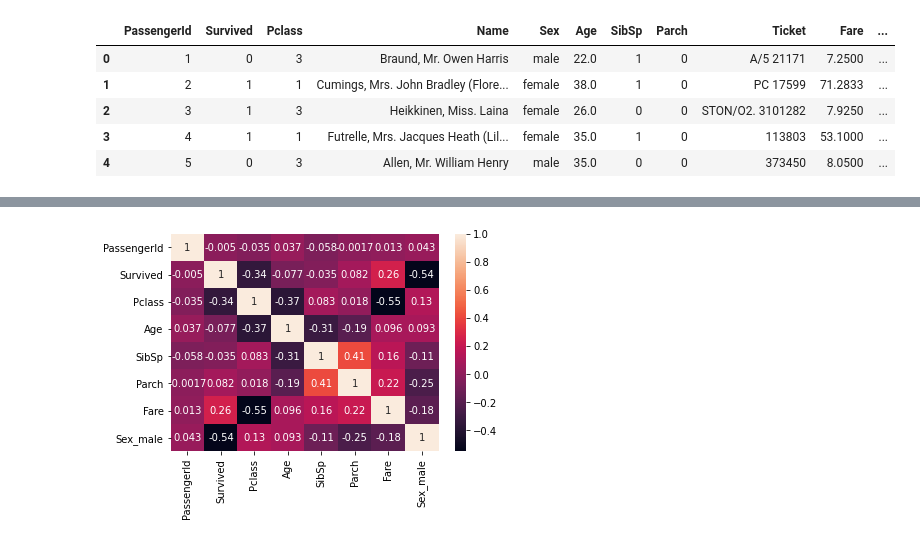
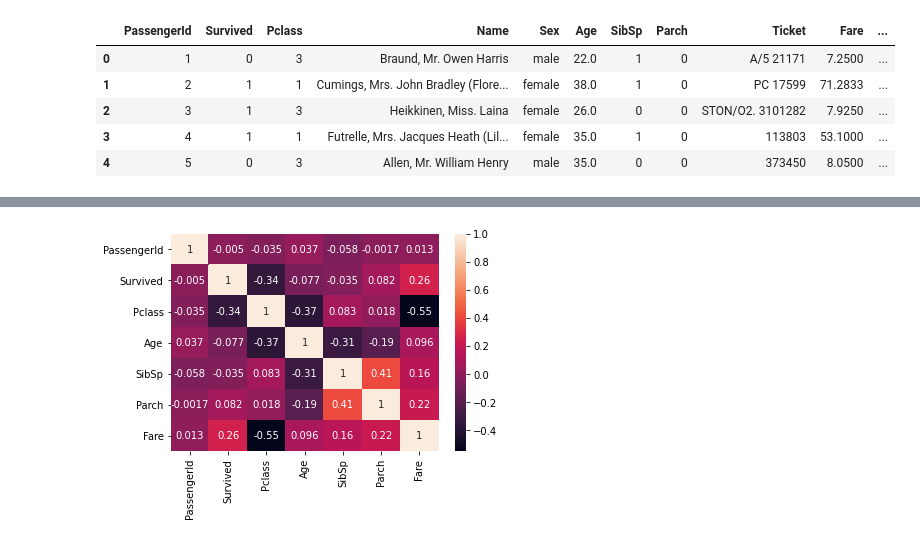
Before and after one commit to ethompson1988/Titanic-Machine-Learning, a Jupyter notebook: Untitled.ipynb, the cells around one changed output, grey strips where cells are left out. Drawn from its saved outputs; the diff is of its cells as text; code cells hidden in the pictures.

```diff
--- a/Untitled.ipynb
+++ b/Untitled.ipynb
@@ -43,2 +31,0 @@ train=train.drop('Name',axis=1)
-# %%
-train=pd.get_dummies(train,drop_first=True,columns=['Sex'])
@@ -60,0 +32,6 @@ train
+# %%
+train=pd.get_dummies(train,drop_first=True,columns=['Sex','Embarked'])
+test=pd.get_dummies(test,drop_first=True,columns=['Sex', 'Embarked'])
+X_train=train.drop(['Survived','Ticket','Cabin'],axis=1)
+X_test=test.drop(['Ticket','Cabin'],axis=1)
+y_train=train['Survived']
@@ -61,6 +71,6 @@ train
 # %%
-correlation = train.corr()
+correlation = train.corr(method='pearson')
 sns.heatmap(correlation,annot=True)
 plt.show()
 # %% [output]
-[figure, old version]
+[figure, new version]
```
Also changed, not shown: parts of 10 cells of this notebook, 2 other files.
